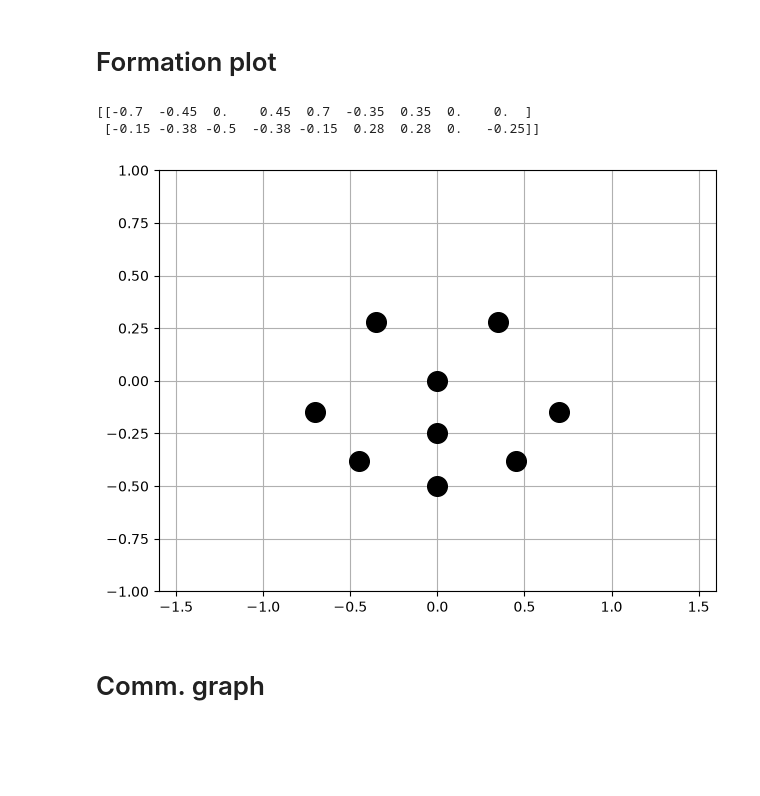
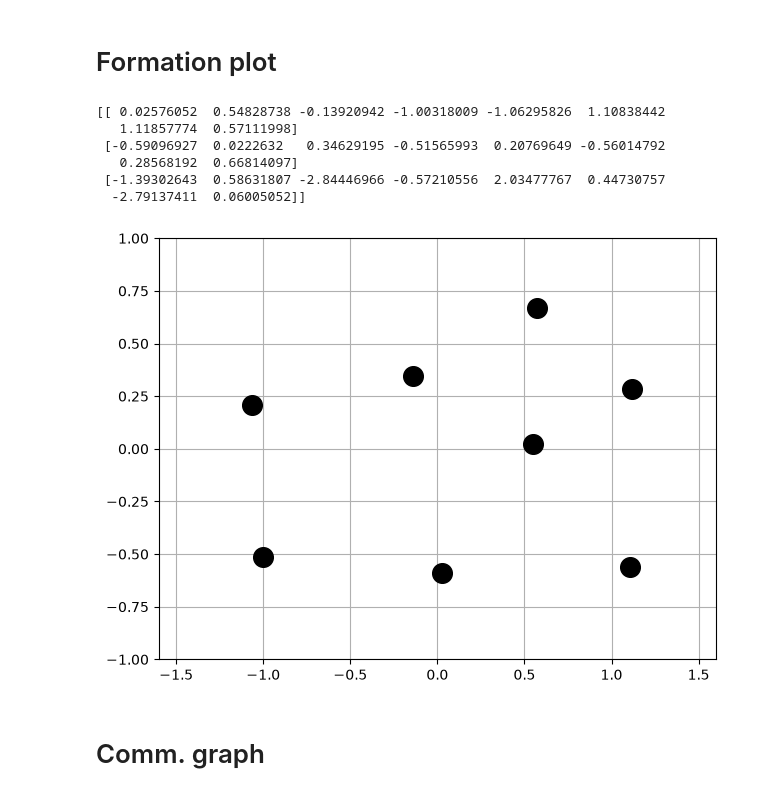
Before and after one commit to arunv54/MAE6870_hw3, a Jupyter notebook: bin/formation_a.ipynb, the cells around one changed output. Cells and saved outputs as stored; diff of their text form; code cells hidden in the pictures; blank space fills up the shorter version.

```diff
--- a/bin/formation_a.ipynb
+++ b/bin/formation_a.ipynb
@@ -6,20 +6,27 @@ import matplotlib.pyplot as plt
 # %%
 N = 9
 x = np.array([[-0.7, -0.45, 0., 0.45, 0.7, -0.35, 0.35, 0., 0.],
               [-0.15, -0.38, -0.5, -0.38, -0.15, 0.28, 0.28, 0., -0.25]])
+x = np.array([[0.02576052,  0.54828738, -0.13920942, -1.00318009, -1.06295826,  1.10838442, 1.11857774,  0.57111998],
+ [-0.59096927,  0.0222632,   0.34629195, -0.51565993,  0.20769649, -0.56014792, 0.28568192,  0.66814097],
+ [-1.39302643,  0.58631807, -2.84446966, -0.57210556,  2.03477767,  0.44730757, -2.79137411,  0.06005052]])
 print(x)
 fig, ax = plt.subplots(1,1,layout='tight')
 ax.grid()
 ax.set_axisbelow(True)
 ax.set_xlim(-1.6,1.6)
 ax.set_ylim(-1,1)
 for i in range(len(x[0,:])):
     ax.scatter(x[0,i],x[1,i],s=200,color='black')
 plt.show()
 # %% [output]
-[[-0.7  -0.45  0.    0.45  0.7  -0.35  0.35  0.    0.  ]
- [-0.15 -0.38 -0.5  -0.38 -0.15  0.28  0.28  0.   -0.25]]
+[[ 0.02576052  0.54828738 -0.13920942 -1.00318009 -1.06295826  1.10838442
+   1.11857774  0.57111998]
+ [-0.59096927  0.0222632   0.34629195 -0.51565993  0.20769649 -0.56014792
+   0.28568192  0.66814097]
+ [-1.39302643  0.58631807 -2.84446966 -0.57210556  2.03477767  0.44730757
+  -2.79137411  0.06005052]]
-[figure, old version]
+[figure, new version]
 # %% [markdown]
 # Comm. graph
 # %%
```
Also changed, not shown: parts of 3 cells of this notebook, 1 other file.
